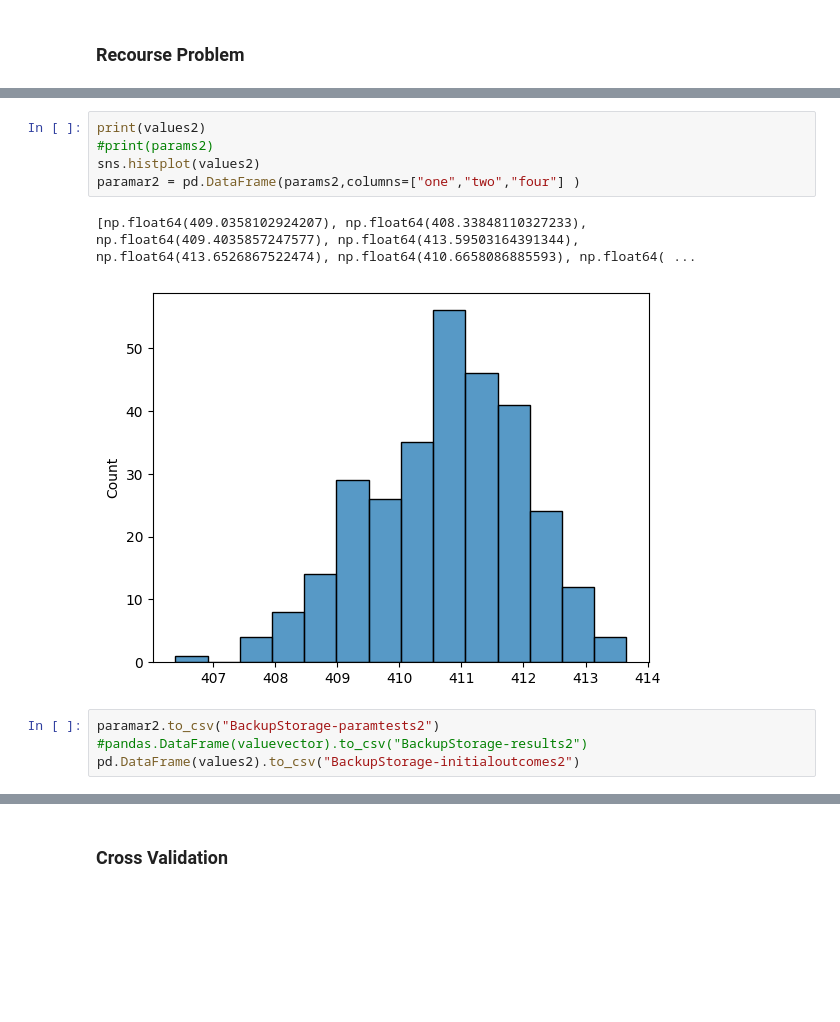
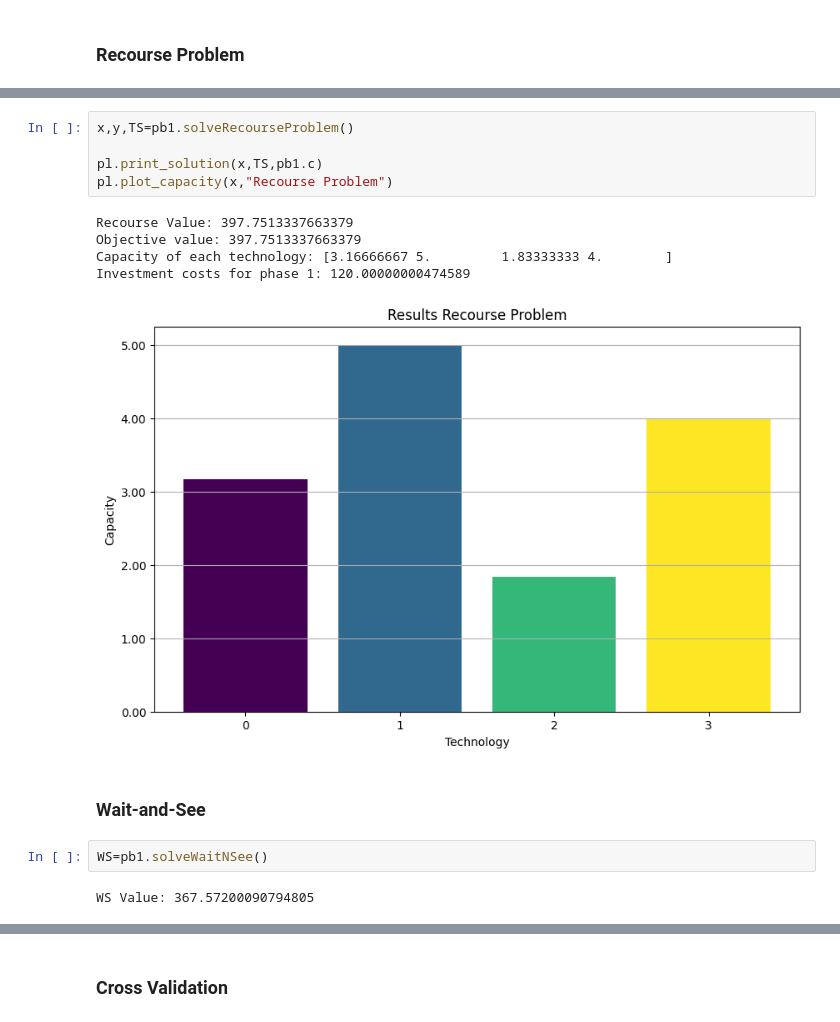
Before and after one commit to DanielCortild/Optimization-under-Uncertainty, a Jupyter notebook: code.ipynb, the cells around one changed output, grey strips where cells are left out. Drawn from its saved outputs; the diff is of its cells as text; blank space fills up the shorter version.

```diff
--- a/code.ipynb
+++ b/code.ipynb
@@ -999,12 +39,17 @@ for o in tqdm(range(300)):
-# %%
-print(values2)
-#print(params2)
-sns.histplot(values2)
-paramar2 = pd.DataFrame(params2,columns=["one","two","four"] )
-# %% [output]
-[np.float64(409.0358102924207), np.float64(408.33848110327233), np.float64(409.4035857247577), np.float64(413.59503164391344), np.float64(413.6526867522474), np.float64(410.6658086885593), np.float64( ...
-[figure, removed]
-# %%
-paramar2.to_csv("BackupStorage-paramtests2")
-#pandas.DataFrame(valuevector).to_csv("BackupStorage-results2")
-pd.DataFrame(values2).to_csv("BackupStorage-initialoutcomes2")
+# %%
+x,y,TS=pb1.solveRecourseProblem()
+
+pl.print_solution(x,TS,pb1.c)
+pl.plot_capacity(x,"Recourse Problem")
+# %% [output]
+Recourse Value: 397.7513337663379
+Objective value: 397.7513337663379
+Capacity of each technology: [3.16666667 5.         1.83333333 4.        ]
+Investment costs for phase 1: 120.00000000474589
+[figure, added]
+# %% [markdown]
+### Wait-and-See
+# %%
+WS=pb1.solveWaitNSee()
+# %% [output]
+WS Value: 367.57200090794805
```
Also changed, not shown: parts of 59 cells of this notebook, 3 other files.
